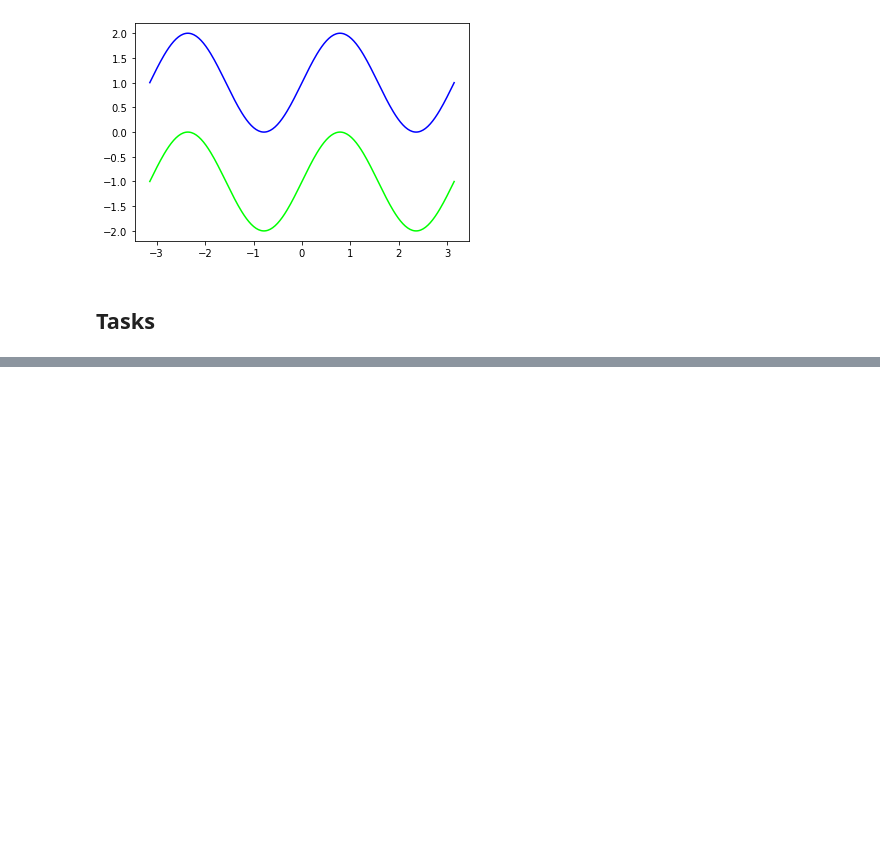
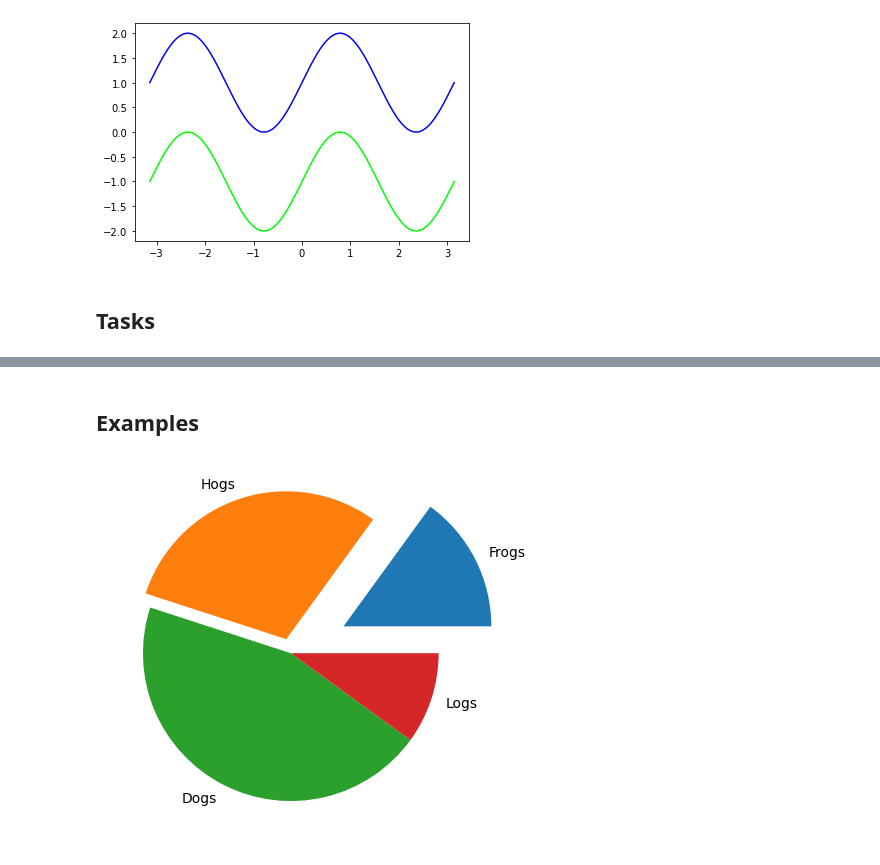
Before and after one commit to ProgressBG-Python-Course/JupyterNotebooksExamples, a Jupyter notebook: Notebooks/matplotlib_pandas_seaborn/matplotlib_intro.ipynb, the cells around one changed output, grey strips where cells are left out. Drawn from its saved outputs; the diff is of its cells as text; code cells hidden in the pictures; blank space fills up the shorter version.

```diff
--- a/Notebooks/matplotlib_pandas_seaborn/matplotlib_intro.ipynb
+++ b/Notebooks/matplotlib_pandas_seaborn/matplotlib_intro.ipynb
@@ -251,0 +292,17 @@ fig_facecolor = "#CCCCCC"
+# %% [markdown]
+## Examples
+# %%
+# demo for pie plot:
+import matplotlib.pyplot as plt
+
+# Pie chart, where the slices will be ordered and plotted counter-clockwise:
+labels = 'Frogs', 'Hogs', 'Dogs', 'Logs'
+sizes = [15, 30, 45, 10]
+explode = (0.4, 0.1, 0, 0)  # only "explode" the 2nd slice (i.e. 'Hogs')
+
+fig1, ax1 = plt.subplots()
+ax1.pie(sizes, explode=explode, labels=labels)
+
+plt.show()
+# %% [output]
+[figure, added]
```
Also changed, not shown: parts of 11 cells of this notebook.
